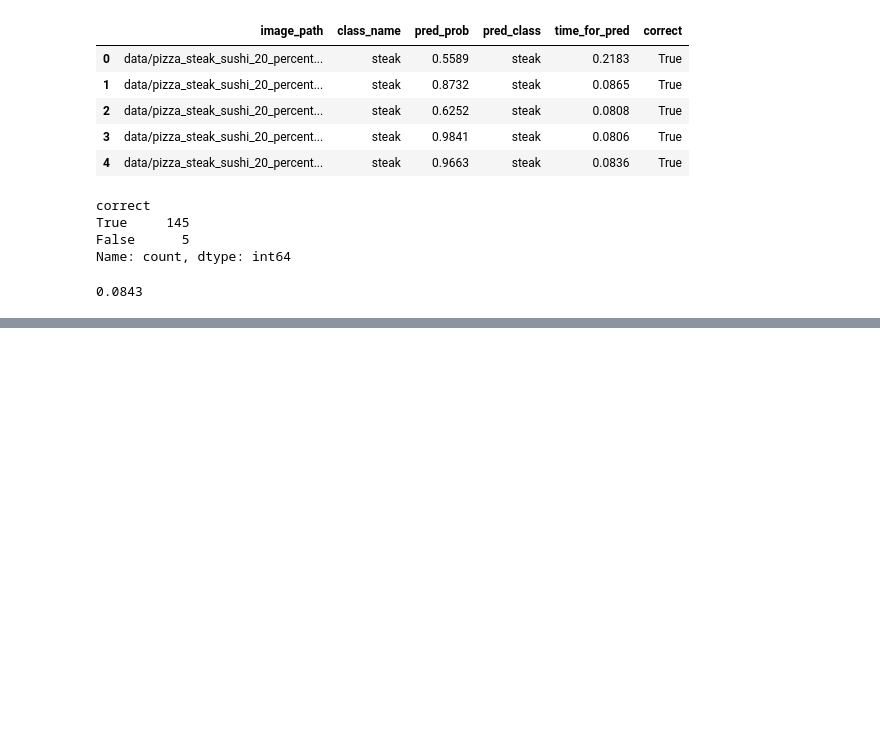
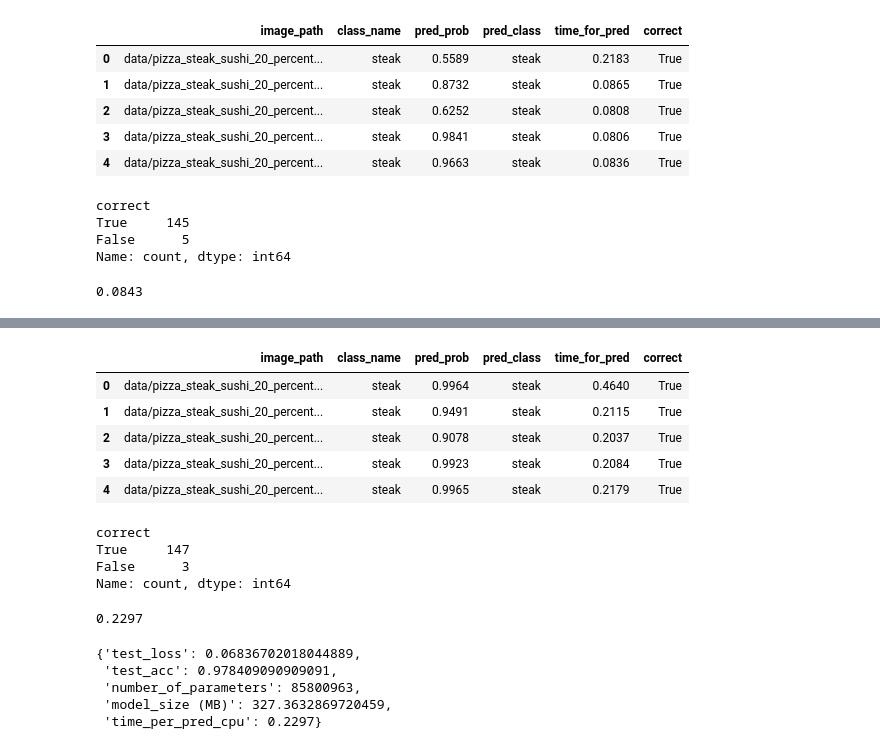
Before and after one commit to yacin-hamdi/deep_learning, a Jupyter notebook: pytorch/09_pytorch_model_deployment.ipynb, the cells around one changed output, grey strips where cells are left out. Drawn from its saved outputs; the diff is of its cells as text; code cells hidden in the pictures; blank space fills up the shorter version.

Commit message:
calculate vit average time per predictions on test dataset

```diff
--- a/pytorch/09_pytorch_model_deployment.ipynb
+++ b/pytorch/09_pytorch_model_deployment.ipynb
@@ -450,5 +461,6 @@ effnetb2_average_time_per_pred
 # %%
-vit_pred_list = pred_and_store(paths=test_data_paths,
+vit_pred_dicts = pred_and_store(paths=test_data_paths,
                               model=vit,
                               transform=vit_transform,
-                              class_names=class_names)
+                              class_names=class_names,
+                               device="cpu")
@@ -454,0 +487,31 @@ vit_pred_list = pred_and_store(paths=test_data_paths,
+# %%
+vit_pred_df = pd.DataFrame(vit_pred_dicts)
+vit_pred_df.head()
+# %% [output]
+|  | image_path | class_name | pred_prob | pred_class | time_for_pred | correct |
+| 0 | data/pizza_steak_sushi_20_percent... | steak | 0.9964 | steak | 0.4640 | True |
+| 1 | data/pizza_steak_sushi_20_percent... | steak | 0.9491 | steak | 0.2115 | True |
+| 2 | data/pizza_steak_sushi_20_percent... | steak | 0.9078 | steak | 0.2037 | True |
+| 3 | data/pizza_steak_sushi_20_percent... | steak | 0.9923 | steak | 0.2084 | True |
+| 4 | data/pizza_steak_sushi_20_percent... | steak | 0.9965 | steak | 0.2179 | True |
+# %%
+vit_pred_df.correct.value_counts()
+# %% [output]
+correct
+True     147
+False      3
+Name: count, dtype: int64
+# %%
+vit_average_time_per_pred = round(vit_pred_df.time_for_pred.mean(), 4)
+vit_average_time_per_pred
+# %% [output]
+0.2297
+# %%
+vit_stats["time_per_pred_cpu"] = vit_average_time_per_pred
+vit_stats
+# %% [output]
+{'test_loss': 0.06836702018044889,
+ 'test_acc': 0.978409090909091,
+ 'number_of_parameters': 85800963,
+ 'model_size (MB)': 327.3632869720459,
+ 'time_per_pred_cpu': 0.2297}
```
Also changed, not shown: parts of 3 cells of this notebook.
